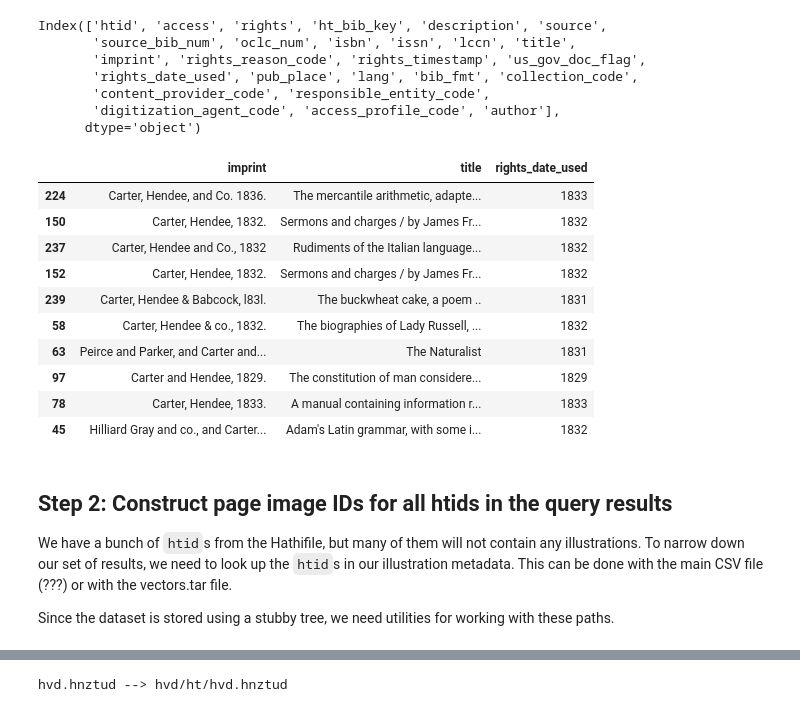
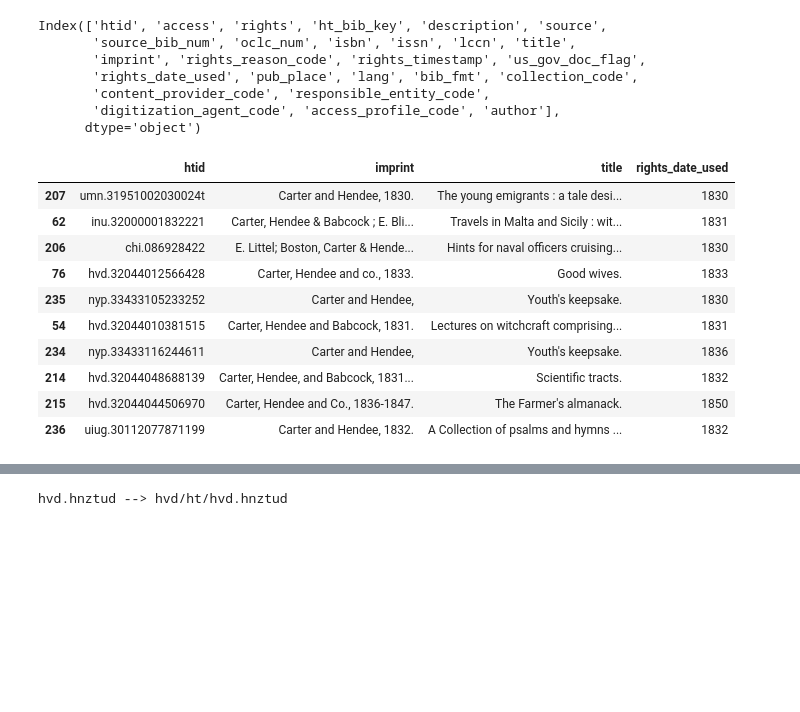
Before and after one commit to StephenKrewson/hathi-images, a Jupyter notebook: query_to_pixplot.ipynb, the cells around one changed output, grey strips where cells are left out. Saved outputs shown, nothing was run; the diff lists cells and outputs as text; code cells hidden in the pictures; blank space fills up the shorter version.

```diff
--- a/query_to_pixplot.ipynb
+++ b/query_to_pixplot.ipynb
@@ -121,24 +121,19 @@ Index(['htid', 'access', 'rights', 'ht_bib_key', 'description', 'source',
 # %%
 # convert date objects to integers, for the year of publication
 df['rights_date_used'] = pd.to_numeric(df['rights_date_used']).astype(int)
-# %%
-# show a few results -- just the search field and the date published
-df[[search_col, 'title', 'rights_date_used']].sample(10)
-# %% [output]
-|  | imprint | title | rights_date_used |
-| 224 | Carter, Hendee, and Co. 1836. | The mercantile arithmetic, adapte... | 1833 |
-| 150 | Carter, Hendee, 1832. | Sermons and charges / by James Fr... | 1832 |
-| 237 | Carter, Hendee and Co., 1832 | Rudiments of the Italian language... | 1832 |
-| 152 | Carter, Hendee, 1832. | Sermons and charges / by James Fr... | 1832 |
-| 239 | Carter, Hendee & Babcock, l83l. | The buckwheat cake, a poem .. | 1831 |
-| 58 | Carter, Hendee & co., 1832. | The biographies of Lady Russell, ... | 1832 |
-| 63 | Peirce and Parker, and Carter and... | The Naturalist | 1831 |
-| 97 | Carter and Hendee, 1829. | The constitution of man considere... | 1829 |
-| 78 | Carter, Hendee, 1833. | A manual containing information r... | 1833 |
-| 45 | Hilliard Gray and co., and Carter... | Adam's Latin grammar, with some i... | 1832 |
-# %% [markdown]
-## Step 2: Construct page image IDs for all htids in the query results
-
-We have a bunch of `htid`s from the Hathifile, but many of them will not contain any illustrations. To narrow down our set of results, we need to look up the `htid`s in our illustration metadata. This can be done with the main CSV file (???) or with the vectors.tar file.
-
-Since the dataset is stored using a stubby tree, we need utilities for working with these paths.
+# %%
+# Define the columns we want to view/keep from the Hathifile; show a sample
+hf_cols = ['htid', search_col, 'title', 'rights_date_used']
+df[hf_cols].sample(10)
+# %% [output]
+|  | htid | imprint | title | rights_date_used |
+| 207 | umn.31951002030024t | Carter and Hendee, 1830. | The young emigrants : a tale desi... | 1830 |
+| 62 | inu.32000001832221 | Carter, Hendee & Babcock ; E. Bli... | Travels in Malta and Sicily : wit... | 1831 |
+| 206 | chi.086928422 | E. Littel; Boston, Carter & Hende... | Hints for naval officers cruising... | 1830 |
+| 76 | hvd.32044012566428 | Carter, Hendee and co., 1833. | Good wives. | 1833 |
+| 235 | nyp.33433105233252 | Carter and Hendee, | Youth's keepsake. | 1830 |
+| 54 | hvd.32044010381515 | Carter, Hendee and Babcock, 1831. | Lectures on witchcraft comprising... | 1831 |
+| 234 | nyp.33433116244611 | Carter and Hendee, | Youth's keepsake. | 1836 |
+| 214 | hvd.32044048688139 | Carter, Hendee, and Babcock, 1831... | Scientific tracts. | 1832 |
+| 215 | hvd.32044044506970 | Carter, Hendee and Co., 1836-1847. | The Farmer's almanack. | 1850 |
+| 236 | uiug.30112077871199 | Carter and Hendee, 1832. | A Collection of psalms and hymns ... | 1832 |
```
Also changed, not shown: parts of 7 cells of this notebook.
